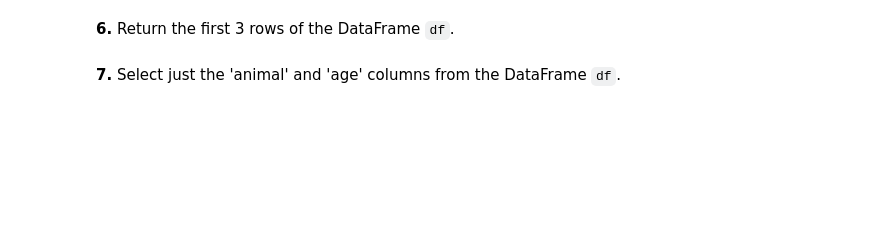
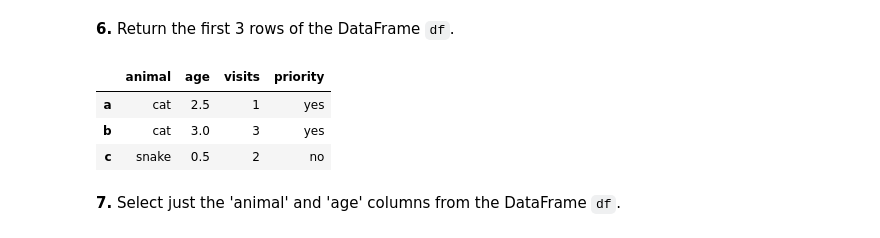
Before and after one commit to makrisra-oss/ai-exercises-strive, a Jupyter notebook: w2/d7_pandas/100-pandas-puzzles.ipynb, the cells around one changed output. Drawn from its saved outputs; the diff is of its cells as text; code cells hidden in the pictures; blank space fills up the shorter version.

```diff
--- a/w2/d7_pandas/100-pandas-puzzles.ipynb
+++ b/w2/d7_pandas/100-pandas-puzzles.ipynb
@@ -65,4 +94,11 @@ labels = ['a', 'b', 'c', 'd', 'e', 'f', 'g', 'h', 'i', 'j']
 # %% [markdown]
 **6.** Return the first 3 rows of the DataFrame `df`.
+# %%
+df.loc['a':'c']
+# %% [output]
+|  | animal | age | visits | priority |
+| a | cat | 2.5 | 1 | yes |
+| b | cat | 3.0 | 3 | yes |
+| c | snake | 0.5 | 2 | no |
 # %% [markdown]
 **7.** Select just the 'animal' and 'age' columns from the DataFrame `df`.
```
Also changed, not shown: parts of 13 cells of this notebook.
